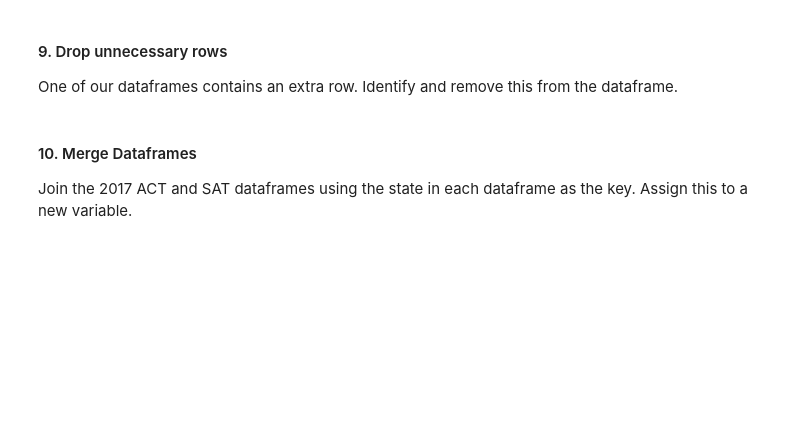
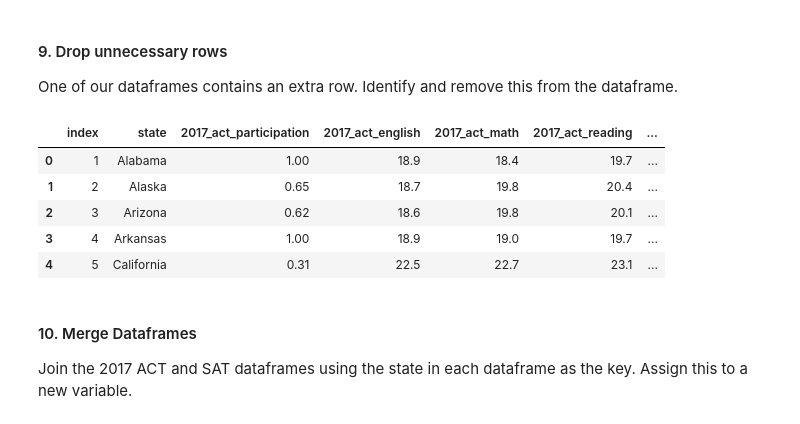
Before and after one commit to EricHeidbreder/GA_projects, a Jupyter notebook: projects/project-1-master/code/starter-code.ipynb, the cells around one changed output. Saved outputs shown, nothing was run; the diff lists cells and outputs as text; code cells hidden in the pictures; blank space fills up the shorter version.

```diff
--- a/projects/project-1-master/code/starter-code.ipynb
+++ b/projects/project-1-master/code/starter-code.ipynb
@@ -180,0 +239,8 @@ Change the names of the columns to more expressive names so that you can tell th
+# %%
+# Fixing the act_2017 columns
+
+add_string_to_front_of_column_names(act_2017, '2017_act_')
+
+lowercase_column_names(act_2017)
+
+act_2017.rename(columns={'2017_act_state': 'state'}, inplace=True)
@@ -208,3 +311,15 @@ One of our dataframes contains an extra row. Identify and remove this from the d
+# %%
+# Dropped the "National Average" row
+
+act_2017 = act_2017.drop(index=0).reset_index() # resetting the index so they match across dataframes
+act_2017.head()
+# %% [output]
+|  | index | state | 2017_act_participation | 2017_act_english | 2017_act_math | 2017_act_reading | ... |
+| 0 | 1 | Alabama | 1.00 | 18.9 | 18.4 | 19.7 | ... |
+| 1 | 2 | Alaska | 0.65 | 18.7 | 19.8 | 20.4 | ... |
+| 2 | 3 | Arizona | 0.62 | 18.6 | 19.8 | 20.1 | ... |
+| 3 | 4 | Arkansas | 1.00 | 18.9 | 19.0 | 19.7 | ... |
+| 4 | 5 | California | 0.31 | 22.5 | 22.7 | 23.1 | ... |
 # %% [markdown]
 #### 10. Merge Dataframes
 
```
Also changed, not shown: parts of 43 cells of this notebook, 1 other file.
